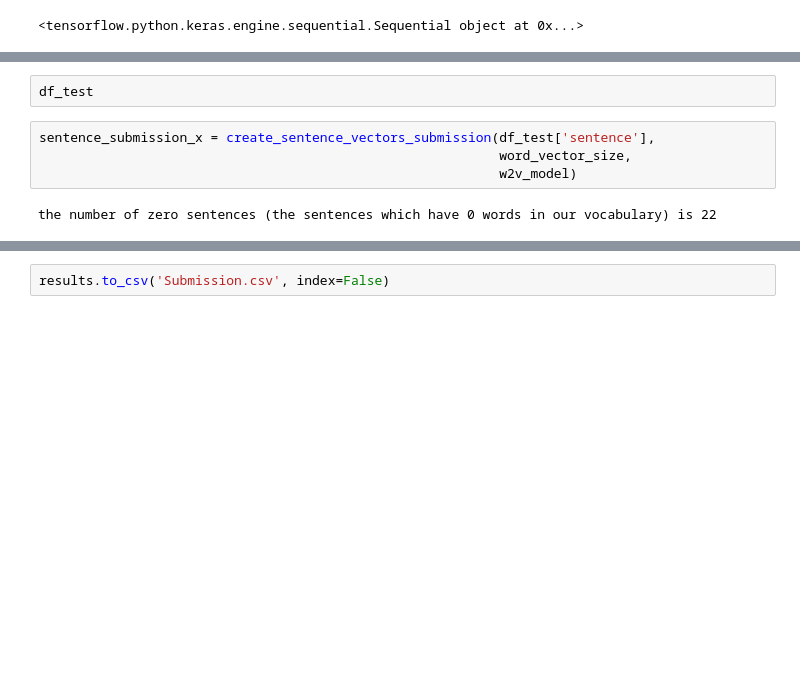
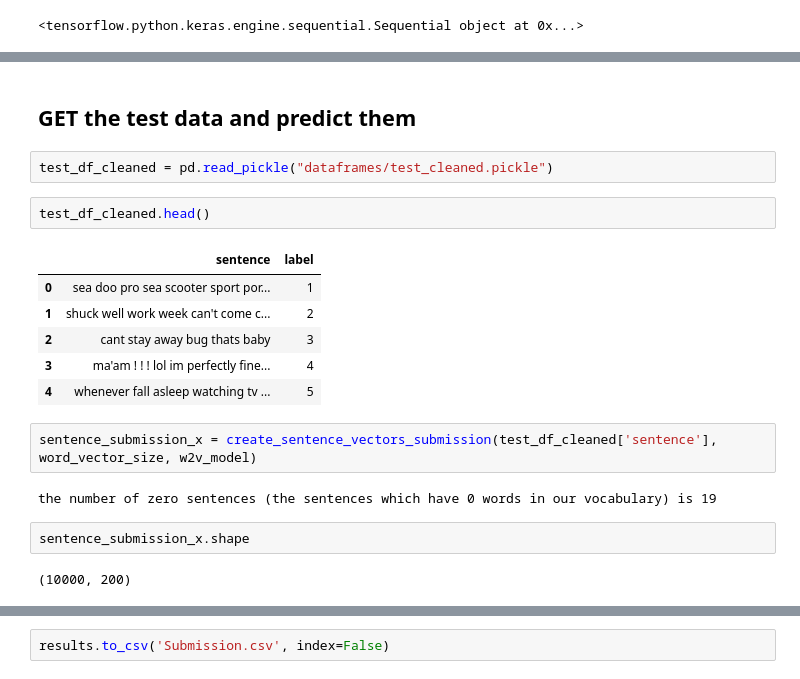
Before and after one commit to oraziorillo/TwitterSentimentAnalysis, a Jupyter notebook: word2vec_nn.ipynb, the cells around one changed output, grey strips where cells are left out. Cells and saved outputs as stored; diff of their text form; blank space fills up the shorter version.

```diff
--- a/word2vec_nn.ipynb
+++ b/word2vec_nn.ipynb
@@ -165,11 +216,24 @@ array([[4.0681679e-02, 9.5931840e-01],
-# %%
-df_test
+# %% [markdown]
+## GET the test data and predict them
+# %%
+test_df_cleaned = pd.read_pickle("dataframes/test_cleaned.pickle")
+# %%
+test_df_cleaned.head()
+# %% [output]
+|  | sentence | label |
+| 0 | sea doo pro sea scooter sport por... | 1 |
+| 1 | shuck well work week can't come c... | 2 |
+| 2 | cant stay away bug thats baby | 3 |
+| 3 | ma'am ! ! ! lol im perfectly fine... | 4 |
+| 4 | whenever fall asleep watching tv ... | 5 |
 # %%
-sentence_submission_x = create_sentence_vectors_submission(df_test['sentence'],
-                                                           word_vector_size,
-                                                           w2v_model)
+sentence_submission_x = create_sentence_vectors_submission(test_df_cleaned['sentence'], word_vector_size, w2v_model)
 # %% [output]
-the number of zero sentences (the sentences which have 0 words in our vocabulary) is 22
+the number of zero sentences (the sentences which have 0 words in our vocabulary) is 19
+# %%
+sentence_submission_x.shape
+# %% [output]
+(10000, 200)
 # %%
 model_star.predict(sentence_submission_x)
 # %% [output]
```
Also changed, not shown: parts of 10 cells of this notebook, 4 other files.
